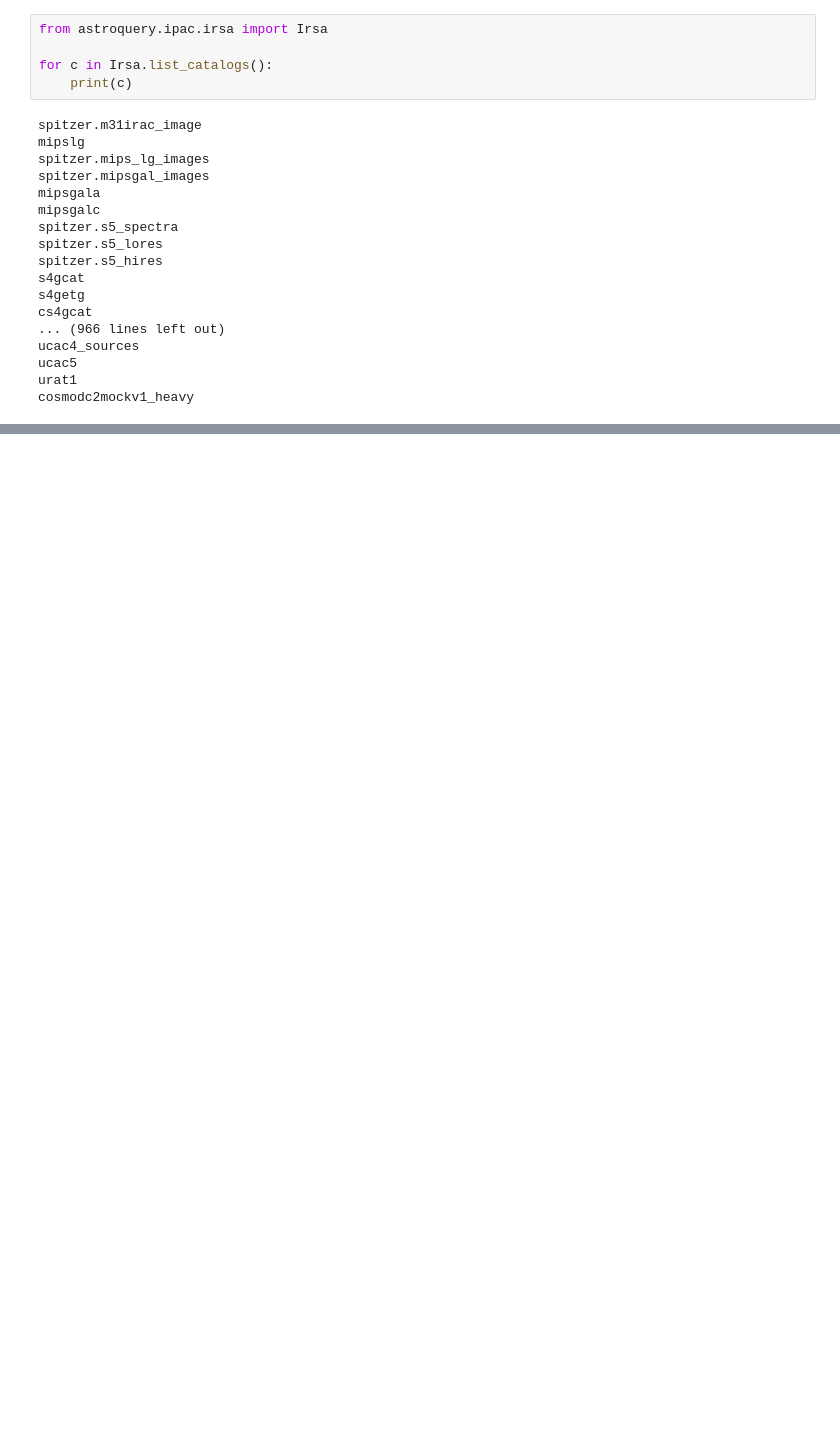
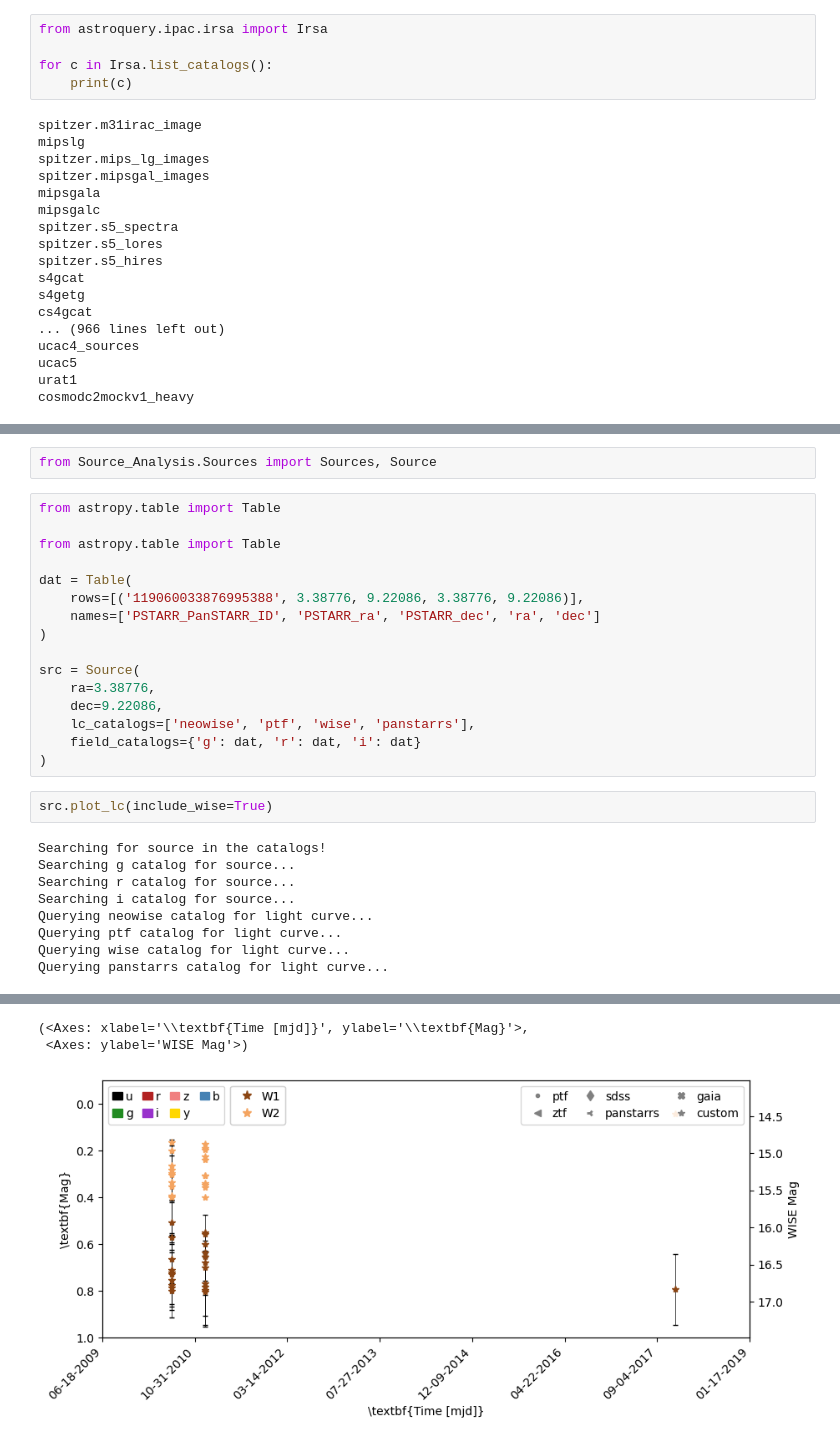
Before and after one commit to Adam-Boesky/long_transients, a Jupyter notebook: Notebooks/testing.ipynb, the cells around one changed output, grey strips where cells are left out. Saved outputs shown, nothing was run; the diff lists cells and outputs as text; blank space fills up the shorter version.

```diff
--- a/Notebooks/testing.ipynb
+++ b/Notebooks/testing.ipynb
@@ -576,0 +601,29 @@ cosmodc2mockv1_heavy
+# %%
+from Source_Analysis.Sources import Sources, Source
+# %%
+from astropy.table import Table
+
+from astropy.table import Table
+
+dat = Table(
+    rows=[('119060033876995388', 3.38776, 9.22086, 3.38776, 9.22086)],
+    names=['PSTARR_PanSTARR_ID', 'PSTARR_ra', 'PSTARR_dec', 'ra', 'dec']
+)
+
+src = Source(
+    ra=3.38776,
+    dec=9.22086,
+    lc_catalogs=['neowise', 'ptf', 'wise', 'panstarrs'],
+    field_catalogs={'g': dat, 'r': dat, 'i': dat}
+)
+# %%
+src.plot_lc(include_wise=True)
+# %% [output]
+Searching for source in the catalogs!
+Searching g catalog for source...
+Searching r catalog for source...
+Searching i catalog for source...
+Querying neowise catalog for light curve...
+Querying ptf catalog for light curve...
+Querying wise catalog for light curve...
+Querying panstarrs catalog for light curve...
@@ -576,0 +635,3 @@ cosmodc2mockv1_heavy
+(<Axes: xlabel='\\textbf{Time [mjd]}', ylabel='\\textbf{Mag}'>,
+ <Axes: ylabel='WISE Mag'>)
+[figure, added]
```
Also changed, not shown: parts of 13 cells of this notebook, 11 other files.
